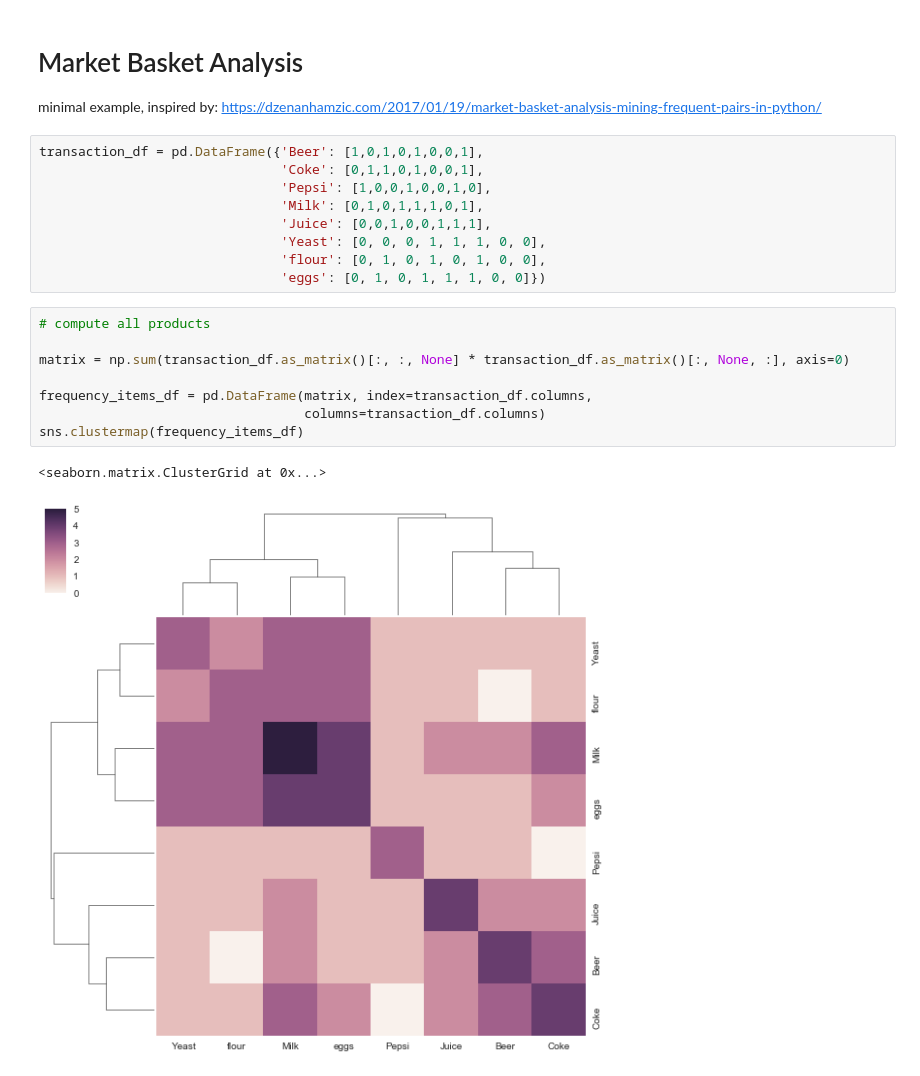
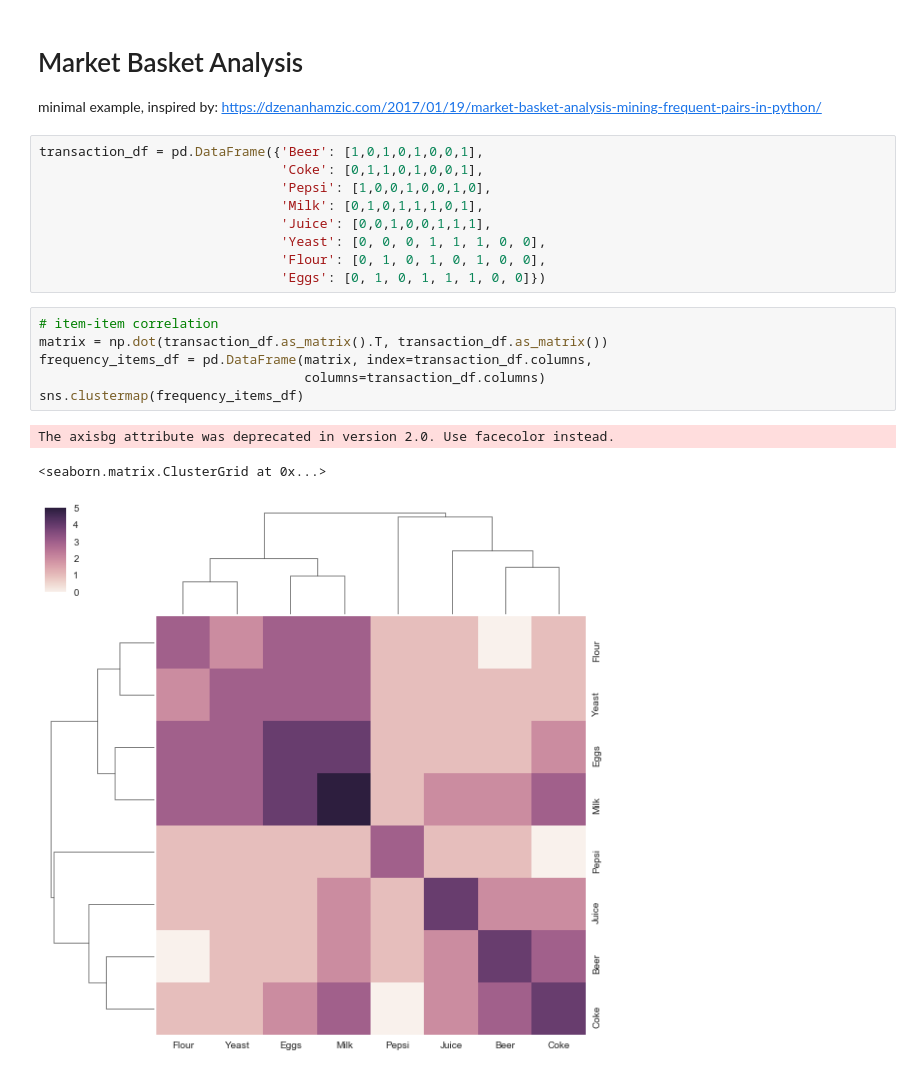
Before and after one commit to MMesch/jupyter_notes, a Jupyter notebook: market_basket/market_basket_analysis.ipynb, the cells around one changed output. Cells and saved outputs as stored; diff of their text form.

```diff
--- a/market_basket/market_basket_analysis.ipynb
+++ b/market_basket/market_basket_analysis.ipynb
@@ -16,16 +16,15 @@ transaction_df = pd.DataFrame({'Beer': [1,0,1,0,1,0,0,1],
                                'Milk': [0,1,0,1,1,1,0,1],
                                'Juice': [0,0,1,0,0,1,1,1],
                                'Yeast': [0, 0, 0, 1, 1, 1, 0, 0],
-                               'flour': [0, 1, 0, 1, 0, 1, 0, 0],
-                               'eggs': [0, 1, 0, 1, 1, 1, 0, 0]})
+                               'Flour': [0, 1, 0, 1, 0, 1, 0, 0],
+                               'Eggs': [0, 1, 0, 1, 1, 1, 0, 0]})
 # %%
-# compute all products
-
-matrix = np.sum(transaction_df.as_matrix()[:, :, None] * transaction_df.as_matrix()[:, None, :], axis=0)
-
+# item-item correlation
+matrix = np.dot(transaction_df.as_matrix().T, transaction_df.as_matrix())
 frequency_items_df = pd.DataFrame(matrix, index=transaction_df.columns,
                                   columns=transaction_df.columns)
 sns.clustermap(frequency_items_df)
 # %% [output]
-<seaborn.matrix.ClusterGrid at 0x...>
+The axisbg attribute was deprecated in version 2.0. Use facecolor instead.
+<seaborn.matrix.ClusterGrid at 0x...>
-[figure, old version]
+[figure, new version]
```
Also changed, not shown: parts of 4 cells of this notebook.
